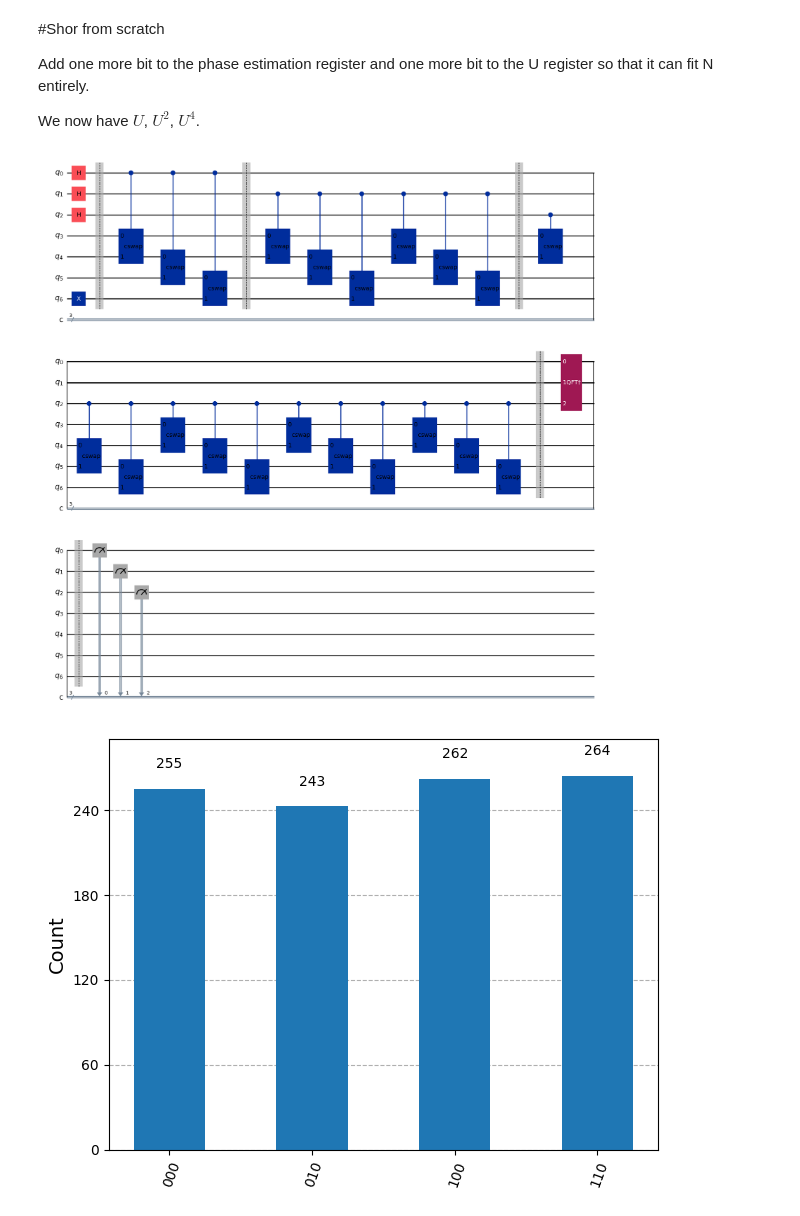
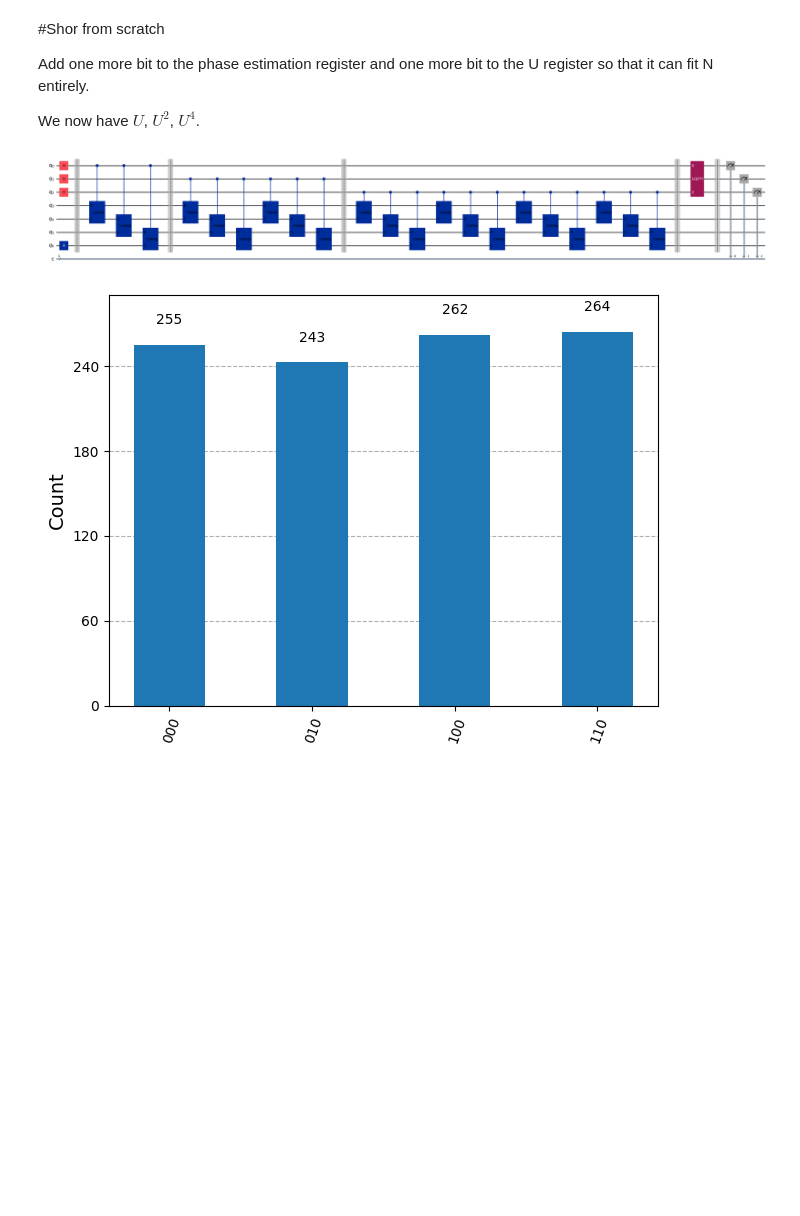
Before and after one commit to UMassIonTrappers/Introduction-to-Quantum-Computing, a Jupyter notebook: labs/Lab_12_Shor.ipynb, the cells around one changed output. Saved outputs shown, nothing was run; the diff lists cells and outputs as text; code cells hidden in the pictures; blank space fills up the shorter version.

```diff
--- a/labs/Lab_12_Shor.ipynb
+++ b/labs/Lab_12_Shor.ipynb
@@ -1014,35 +1014,35 @@ qc.append(cswap(), [1,n_phe_qubits+1,n_phe_qubits+2])
 qc.append(cswap(), [1,n_phe_qubits+2,n_phe_qubits+3])
 
 qc.append(cswap(), [1,n_phe_qubits,n_phe_qubits+1])
 qc.append(cswap(), [1,n_phe_qubits+1,n_phe_qubits+2])
 qc.append(cswap(), [1,n_phe_qubits+2,n_phe_qubits+3])
 
 qc.barrier()
 '''
 U^4
 '''
 
 for i in range(4):
   qc.append(cswap(), [2,n_phe_qubits,n_phe_qubits+1])
   qc.append(cswap(), [2,n_phe_qubits+1,n_phe_qubits+2])
   qc.append(cswap(), [2,n_phe_qubits+2,n_phe_qubits+3])
 
 qc.barrier()
 
 '''
 QFT
 '''
 qc.append(qft_dagger(n_phe_qubits), range(n_phe_qubits))
 
 qc.barrier()
 
 qc.measure(range(n_phe_qubits), range(n_phe_qubits))
 
 # qc.save_statevector()
 
-qc.draw('mpl')
+qc.draw('mpl',fold=70)
 # %% [output]
-[figure, old version]
+[figure, new version]
 # %%
 # backend = Aer.get_backend('qasm_simulator')
 
```
Also changed, not shown: parts of 14 cells of this notebook.
